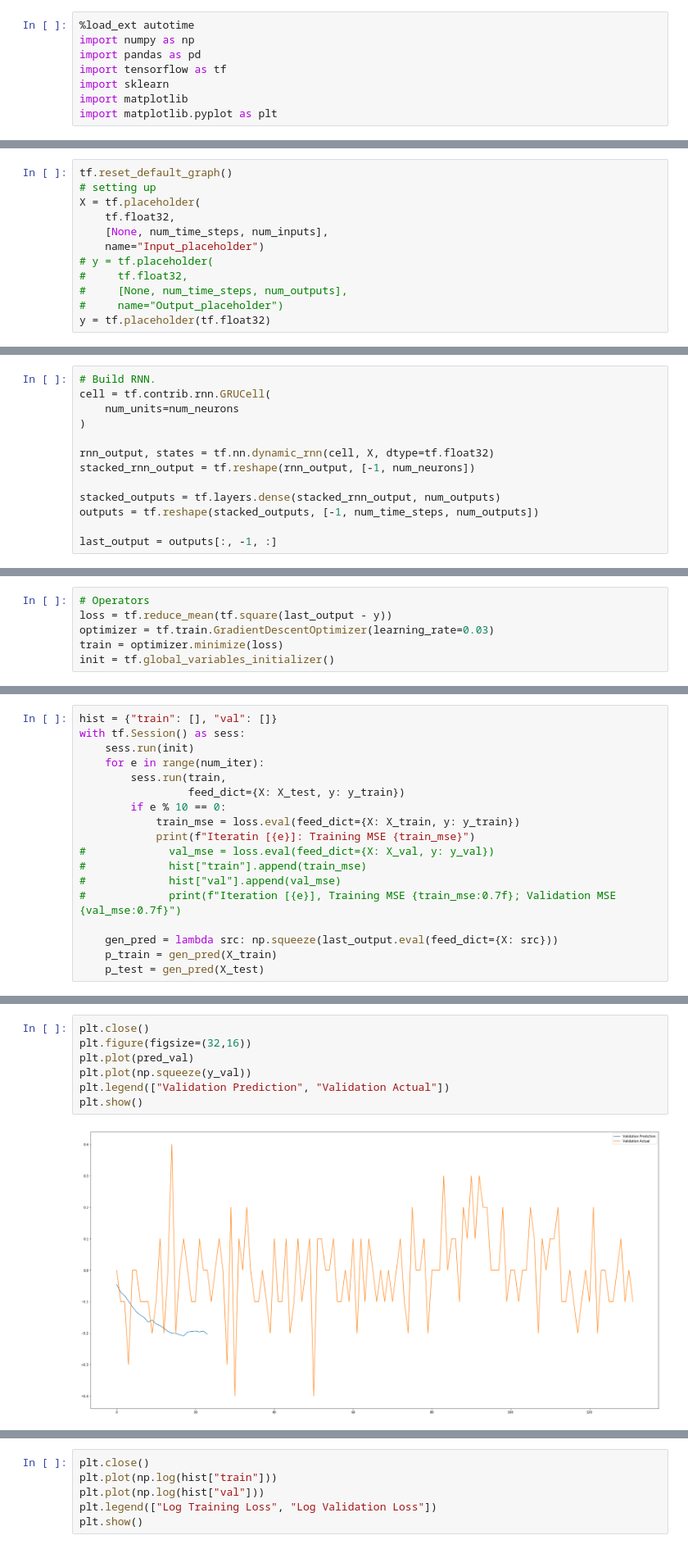
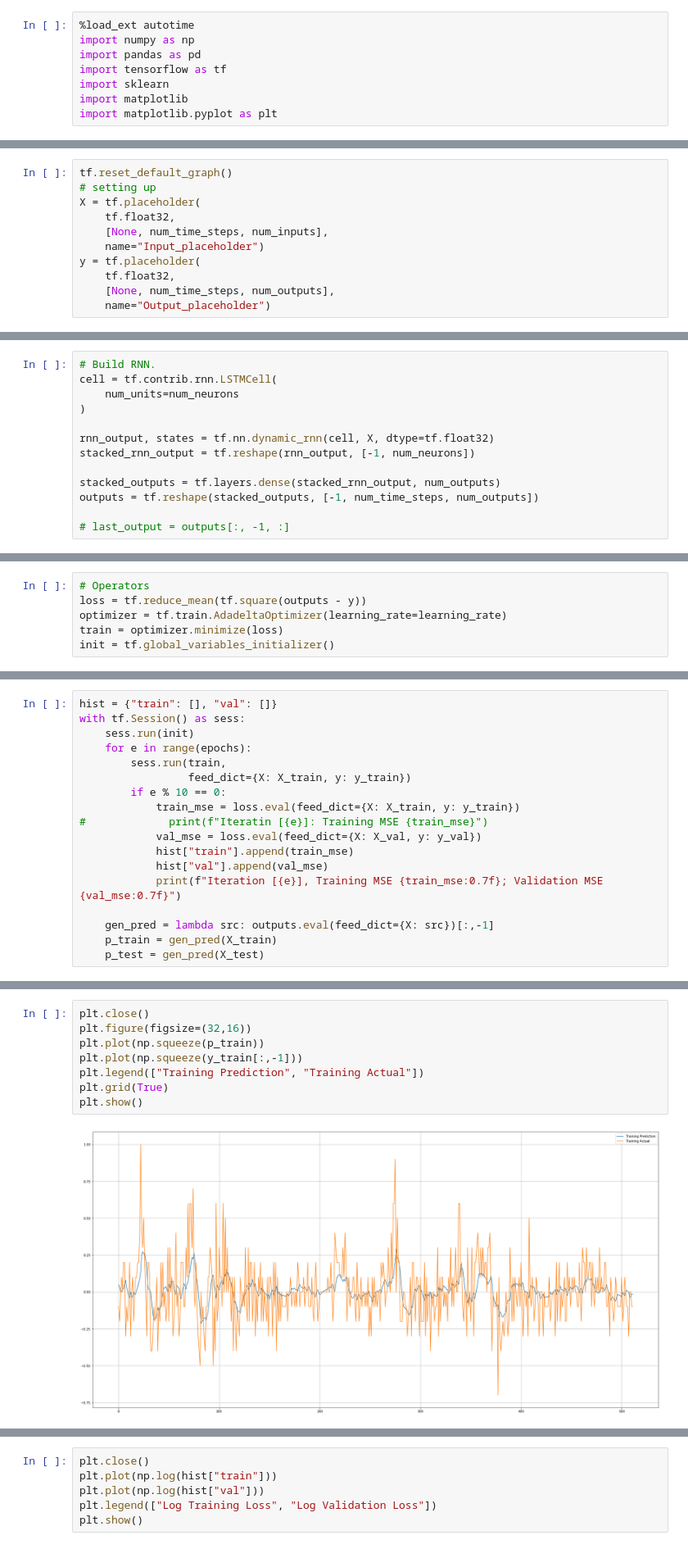
Before and after one commit to TianyuDu/AnnEconForecast, a Jupyter notebook: notebooks/baseline_rnn.ipynb, the cells around one changed output, grey strips where cells are left out. Shown at 82% size. Drawn from its saved outputs; the diff is of its cells as text.

```diff
--- a/notebooks/baseline_rnn.ipynb
+++ b/notebooks/baseline_rnn.ipynb
@@ -185,9 +115,8 @@ X = tf.placeholder(
     tf.float32,
     [None, num_time_steps, num_inputs],
     name="Input_placeholder")
-# y = tf.placeholder(
-#     tf.float32,
-#     [None, num_time_steps, num_outputs],
-#     name="Output_placeholder")
-y = tf.placeholder(tf.float32)
+y = tf.placeholder(
+    tf.float32,
+    [None, num_time_steps, num_outputs],
+    name="Output_placeholder")
 # %% [output]
@@ -195,6 +124,6 @@ time: 2.95 ms
 # %%
 # Build RNN.
-cell = tf.contrib.rnn.GRUCell(
+cell = tf.contrib.rnn.LSTMCell(
     num_units=num_neurons
 )
 
@@ -204,5 +133,5 @@ stacked_rnn_output = tf.reshape(rnn_output, [-1, num_neurons])
 stacked_outputs = tf.layers.dense(stacked_rnn_output, num_outputs)
 outputs = tf.reshape(stacked_outputs, [-1, num_time_steps, num_outputs])
 
-last_output = outputs[:, -1, :]
+# last_output = outputs[:, -1, :]
 # %% [output]
@@ -215,7 +144,7 @@ time: 1.95 ms
 # %%
 # Operators
-loss = tf.reduce_mean(tf.square(last_output - y))
-optimizer = tf.train.GradientDescentOptimizer(learning_rate=0.03)
+loss = tf.reduce_mean(tf.square(outputs - y))
+optimizer = tf.train.AdadeltaOptimizer(learning_rate=learning_rate)
 train = optimizer.minimize(loss)
 init = tf.global_variables_initializer()
 # %% [output]
@@ -229,18 +158,18 @@ time: 628 µs
 hist = {"train": [], "val": []}
 with tf.Session() as sess:
     sess.run(init)
-    for e in range(num_iter):
+    for e in range(epochs):
         sess.run(train,
-                 feed_dict={X: X_test, y: y_train})
+                 feed_dict={X: X_train, y: y_train})
         if e % 10 == 0:
             train_mse = loss.eval(feed_dict={X: X_train, y: y_train})
-            print(f"Iteratin [{e}]: Training MSE {train_mse}")
-#             val_mse = loss.eval(feed_dict={X: X_val, y: y_val})
-#             hist["train"].append(train_mse)
-#             hist["val"].append(val_mse)
-#             print(f"Iteration [{e}], Training MSE {train_mse:0.7f}; Validation MSE {val_mse:0.7f}")
+#             print(f"Iteratin [{e}]: Training MSE {train_mse}")
+            val_mse = loss.eval(feed_dict={X: X_val, y: y_val})
+            hist["train"].append(train_mse)
+            hist["val"].append(val_mse)
+            print(f"Iteration [{e}], Training MSE {train_mse:0.7f}; Validation MSE {val_mse:0.7f}")
 
-    gen_pred = lambda src: np.squeeze(last_output.eval(feed_dict={X: src}))
+    gen_pred = lambda src: outputs.eval(feed_dict={X: src})[:,-1]
     p_train = gen_pred(X_train)
     p_test = gen_pred(X_test)
 # %% [output]
@@ -299,9 +213,10 @@ time: 588 ms
 # %%
 plt.close()
 plt.figure(figsize=(32,16))
-plt.plot(pred_val)
-plt.plot(np.squeeze(y_val))
-plt.legend(["Validation Prediction", "Validation Actual"])
+plt.plot(np.squeeze(p_train))
+plt.plot(np.squeeze(y_train[:,-1]))
+plt.legend(["Training Prediction", "Training Actual"])
+plt.grid(True)
 plt.show()
 # %% [output]
-[figure, old version]
+[figure, new version]
```
Also changed, not shown: parts of 26 cells of this notebook, 1 other file.
